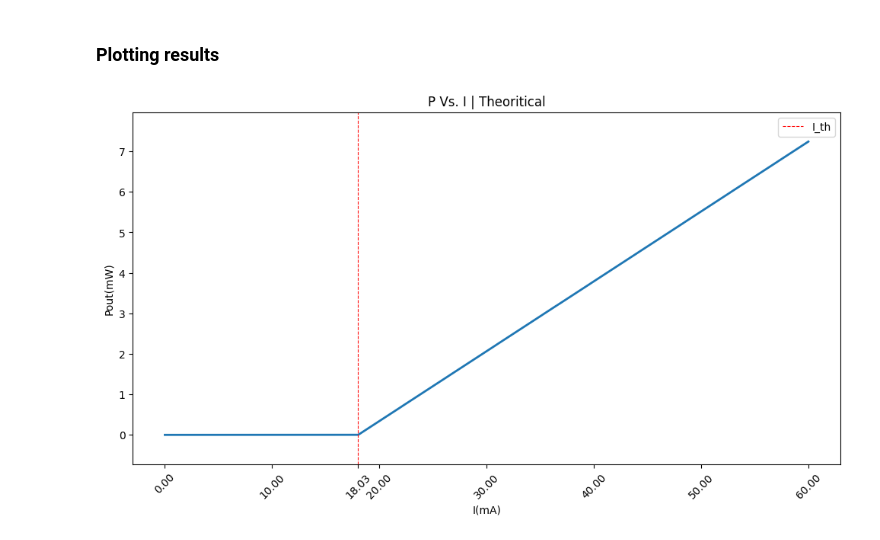
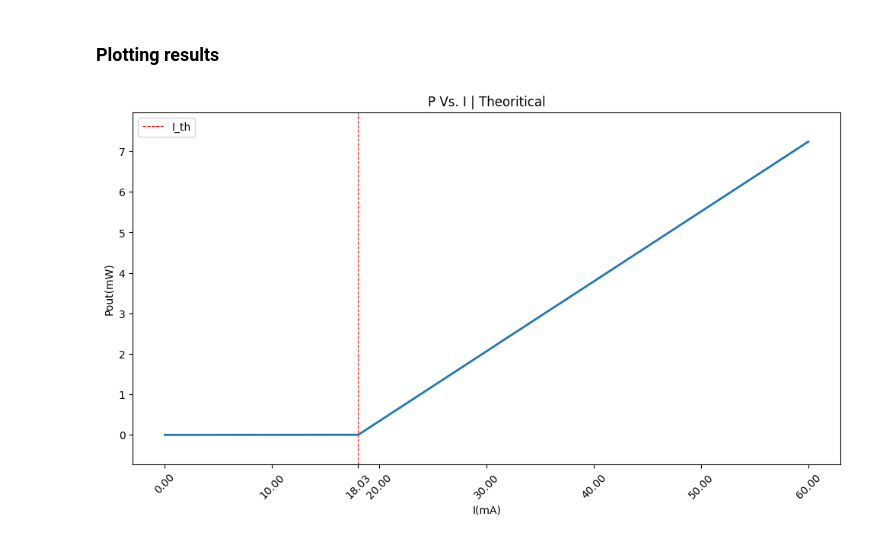
Before and after one commit to Hazemiano/Semiconductor-Laser-Simulation, a Jupyter notebook: taskb.ipynb, the cells around one changed output. Saved outputs shown, nothing was run; the diff lists cells and outputs as text; code cells hidden in the pictures.

```diff
--- a/taskb.ipynb
+++ b/taskb.ipynb
@@ -55,7 +54,3 @@ plt.show()
-# %%
-Nth = 1/(GAMMA * B * vg * tau_ph) + 1e18  # carrier density at threshold
-Jth = Nth * E * D / TAU  # current density at threshold
-Ith = Jth * L * W  # threshold current
 # %% [markdown]
 ### Defining current and power axes
 # %%
@@ -73,13 +68,13 @@ for k in range(0, len(i)):
 # %%
 plt.figure(figsize=(12, 6))
 plt.plot(i*1e3, p*1e3, lw=2)
 plt.title('P Vs. I | Theoritical')
 plt.ylabel('Pout(mW)')
 plt.xlabel('I(mA)')
 plt.ylim([-0.1*max(p*1e3), 1.1*max(p*1e3)])
 plt.axvline(Ith*1e3, ls='--', lw=0.8, color='r', alpha=0.96, label='I_th')
 plt.xticks([0, 10, Ith*1e3, 20, 30, 40, 50, 60], rotation=45)
-plt.legend()
+plt.legend(loc='upper left')
 plt.show()
 # %% [output]
-[figure, old version]
+[figure, new version]
```
Also changed, not shown: parts of 2 cells of this notebook, 2 other files.
